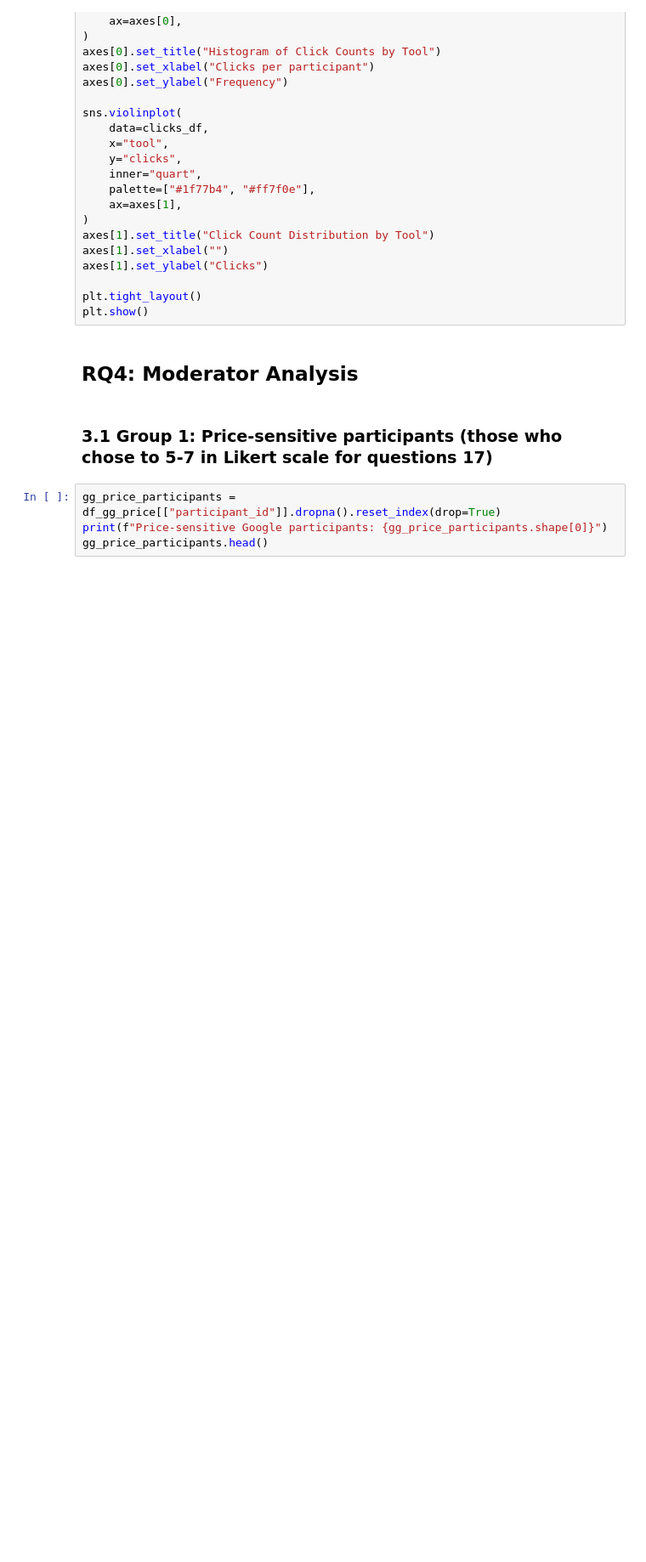
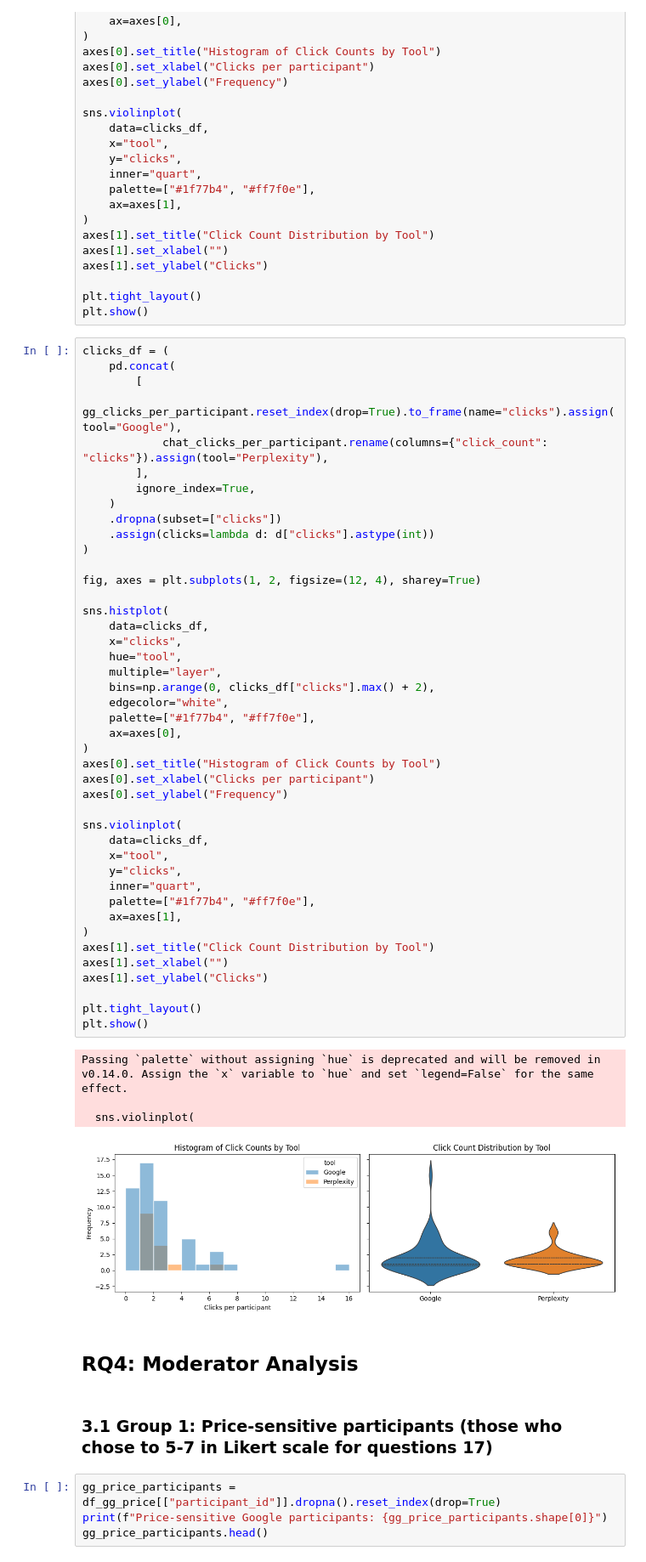
Before and after one commit to kaki1995/Advanced-Project-Study_TUM-GG-Istanbul, a Jupyter notebook: regression_analysis.ipynb, the cells around one changed output. Shown: that part at 85% size. Saved outputs shown, nothing was run; the diff lists cells and outputs as text; blank space fills up the shorter version.

```diff
--- a/regression_analysis.ipynb
+++ b/regression_analysis.ipynb
@@ -1171,6 +1171,54 @@ axes[1].set_ylabel("Clicks")
 
 plt.tight_layout()
 plt.show()
+# %%
+clicks_df = (
+    pd.concat(
+        [
+            gg_clicks_per_participant.reset_index(drop=True).to_frame(name="clicks").assign(tool="Google"),
+            chat_clicks_per_participant.rename(columns={"click_count": "clicks"}).assign(tool="Perplexity"),
+        ],
+        ignore_index=True,
+    )
+    .dropna(subset=["clicks"])
+    .assign(clicks=lambda d: d["clicks"].astype(int))
+)
+
+fig, axes = plt.subplots(1, 2, figsize=(12, 4), sharey=True)
+
+sns.histplot(
+    data=clicks_df,
+    x="clicks",
+    hue="tool",
+    multiple="layer",
+    bins=np.arange(0, clicks_df["clicks"].max() + 2),
+    edgecolor="white",
+    palette=["#1f77b4", "#ff7f0e"],
+    ax=axes[0],
+)
+axes[0].set_title("Histogram of Click Counts by Tool")
+axes[0].set_xlabel("Clicks per participant")
+axes[0].set_ylabel("Frequency")
+
+sns.violinplot(
+    data=clicks_df,
+    x="tool",
+    y="clicks",
+    inner="quart",
+    palette=["#1f77b4", "#ff7f0e"],
+    ax=axes[1],
+)
+axes[1].set_title("Click Count Distribution by Tool")
+axes[1].set_xlabel("")
+axes[1].set_ylabel("Clicks")
+
+plt.tight_layout()
+plt.show()
+# %% [output]
+Passing `palette` without assigning `hue` is deprecated and will be removed in v0.14.0. Assign the `x` variable to `hue` and set `legend=False` for the same effect.
+
+  sns.violinplot(
+[figure, added]
 # %% [markdown]
 ## RQ4: Moderator Analysis
 # %% [markdown]
```
Also changed, not shown: parts of 11 cells of this notebook.
